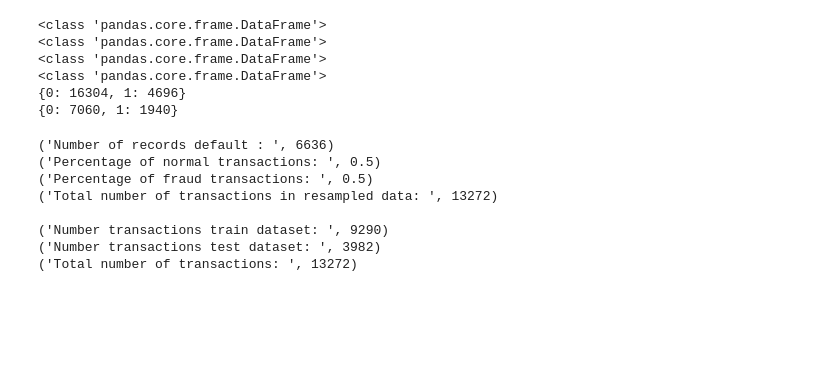
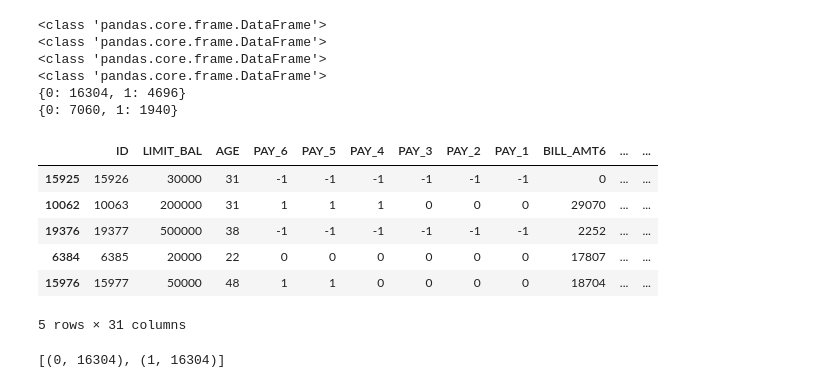
Before and after one commit to cchopade/taiwanese_credit_default, a Jupyter notebook: Hackathon21Apr.ipynb, the cells around one changed output. Cells and saved outputs as stored; diff of their text form; code cells hidden in the pictures; blank space fills up the shorter version.

```diff
--- a/Hackathon21Apr.ipynb
+++ b/Hackathon21Apr.ipynb
@@ -82,51 +89,32 @@ print (dict(zip(unique_test, counts_test)))
 <class 'pandas.core.frame.DataFrame'>
 {0: 16304, 1: 4696}
 {0: 7060, 1: 1940}
-# %%
-# Number of data points in the minority class
-number_records_default = len(data[data.TARGET == 1])
-print ("Number of records default : ", number_records_default)
-default_indices = np.array(data[data.TARGET == 1].index)
-
-# Picking the indices of the normal classes
-normal_indices = data[data.TARGET == 0].index
-
-# Out of the indices we picked, randomly select "x" number (number_records_fraud)
-random_normal_indices = np.random.choice(normal_indices, number_records_default, replace = False)
-random_normal_indices = np.array(random_normal_indices)
-
-# Appending the 2 indices
-under_sample_indices = np.concatenate([default_indices,random_normal_indices])
-
-# Under sample dataset
-under_sample_data = data.iloc[under_sample_indices,:]
-
-X_undersample = under_sample_data.iloc[:, under_sample_data.columns != 'TARGET']
-y_undersample = under_sample_data.iloc[:, under_sample_data.columns == 'TARGET']
-
-# Showing ratio
-print("Percentage of normal transactions: ", len(under_sample_data[under_sample_data.TARGET == 0])/float(len(under_sample_data)))
-print("Percentage of fraud transactions: ", len(under_sample_data[under_sample_data.TARGET == 1])/float(len(under_sample_data)))
-print("Total number of transactions in resampled data: ", len(under_sample_data))
-
-# Undersampled dataset
-X_train_undersample, X_test_undersample, y_train_undersample, y_test_undersample = train_test_split(X_undersample
-                                                                                                   ,y_undersample
-                                                                                                   ,test_size = 0.3
-                                                                                                   ,random_state = 0)
-print("")
-print("Number transactions train dataset: ", len(X_train_undersample))
-print("Number transactions test dataset: ", len(X_test_undersample))
-print("Total number of transactions: ", len(X_train_undersample)+len(X_test_undersample))
-# %% [output]
-('Number of records default : ', 6636)
-('Percentage of normal transactions: ', 0.5)
-('Percentage of fraud transactions: ', 0.5)
-('Total number of transactions in resampled data: ', 13272)
-
-('Number transactions train dataset: ', 9290)
-('Number transactions test dataset: ', 3982)
-('Total number of transactions: ', 13272)
+# %%
+train_data = pd.concat([X_train,y_train],axis=1)
+train_data.head()
+# %% [output]
+|  | ID | LIMIT_BAL | AGE | PAY_6 | PAY_5 | PAY_4 | PAY_3 | PAY_2 | PAY_1 | BILL_AMT6 | ... | ... |
+| 15925 | 15926 | 30000 | 31 | -1 | -1 | -1 | -1 | -1 | -1 | 0 | ... | ... |
+| 10062 | 10063 | 200000 | 31 | 1 | 1 | 1 | 0 | 0 | 0 | 29070 | ... | ... |
+| 19376 | 19377 | 500000 | 38 | -1 | -1 | -1 | -1 | -1 | -1 | 2252 | ... | ... |
+| 6384 | 6385 | 20000 | 22 | 0 | 0 | 0 | 0 | 0 | 0 | 17807 | ... | ... |
+| 15976 | 15977 | 50000 | 48 | 1 | 1 | 0 | 0 | 0 | 0 | 18704 | ... | ... |
+5 rows × 31 columns
+# %%
+from imblearn.under_sampling import NearMiss
+from collections import Counter
+from imblearn.over_sampling import RandomOverSampler
+ros = RandomOverSampler(random_state=0)
+X_resampled, y_resampled = ros.fit_sample(X_train, y_train)
+#nm1 = NearMiss(random_state=0, version=1)
+#X_resampled_nm1, y_resampled = nm1.fit_sample(X_train, y_train)
+
+print(sorted(Counter(y_resampled).items()))
+X_undersample = pd.DataFrame(X_resampled)
+y_undersample = pd.DataFrame(y_resampled)
+X_train_undersample, X_test_undersample, y_train_undersample, y_test_undersample = train_test_split(X_undersample,y_undersample,test_size = 0.3,random_state = 0)
+# %% [output]
+[(0, 16304), (1, 16304)]
 # %%
 from sklearn.linear_model import LogisticRegression
 from sklearn.tree import DecisionTreeClassifier
```
Also changed, not shown: parts of 14 cells of this notebook.
